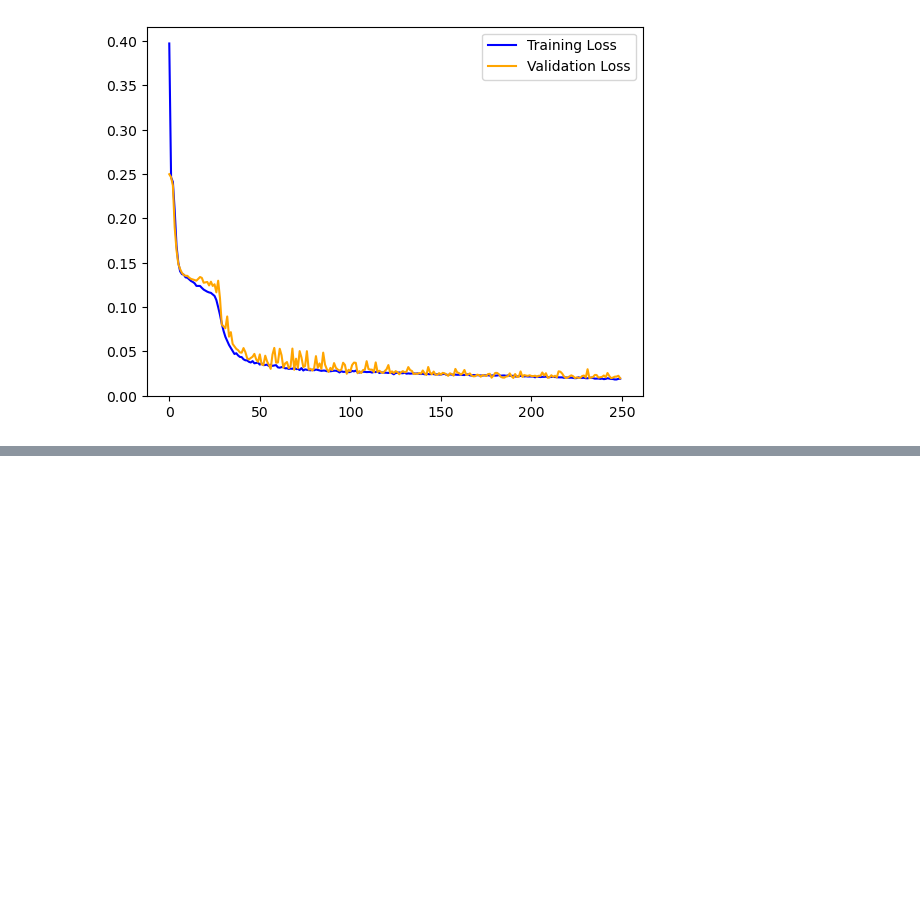
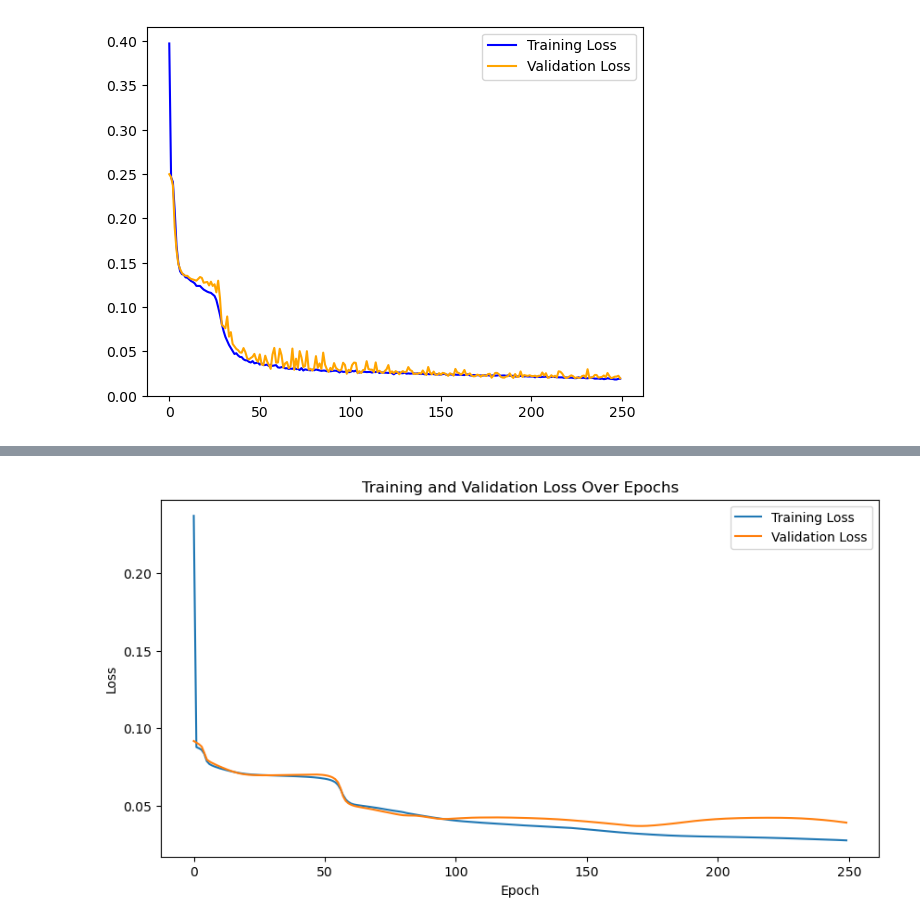
Before and after one commit to Tobilence/DMML_RNN, a Jupyter notebook: attention.ipynb, the cells around one changed output, grey strips where cells are left out. Drawn from its saved outputs; the diff is of its cells as text; code cells hidden in the pictures; blank space fills up the shorter version.

```diff
--- a/attention.ipynb
+++ b/attention.ipynb
@@ -238,3 +238,22 @@ evaluate(gru_model, X_test, y_test, visualize_start_idx=9)
 # %%
 # save gru model
 # torch.save(gru_model, f"./best_models/gru/gru_30-hidden_250-epochs")
+# %%
+import matplotlib.pyplot as plt
+import pandas as pd
+from io import StringIO
+
+# Read CSV data into a DataFrame
+df = pd.read_csv("/Users/tobias/Documents/FH/3. Semester/DMML/RNN/Übung/Abgabe/logs/history/Base_RNN-h-10/training-stats.csv", delimiter=';')
+
+# Plotting
+plt.figure(figsize=(10, 5))
+plt.plot(df['Training_Loss'], label='Training Loss')
+plt.plot(df['Validation_Loss'], label='Validation Loss')
+plt.title('Training and Validation Loss Over Epochs')
+plt.xlabel('Epoch')
+plt.ylabel('Loss')
+plt.legend()
+plt.show()
+# %% [output]
+[figure, added]
```
Also changed, not shown: parts of 1 cell of this notebook, 2 other files.
